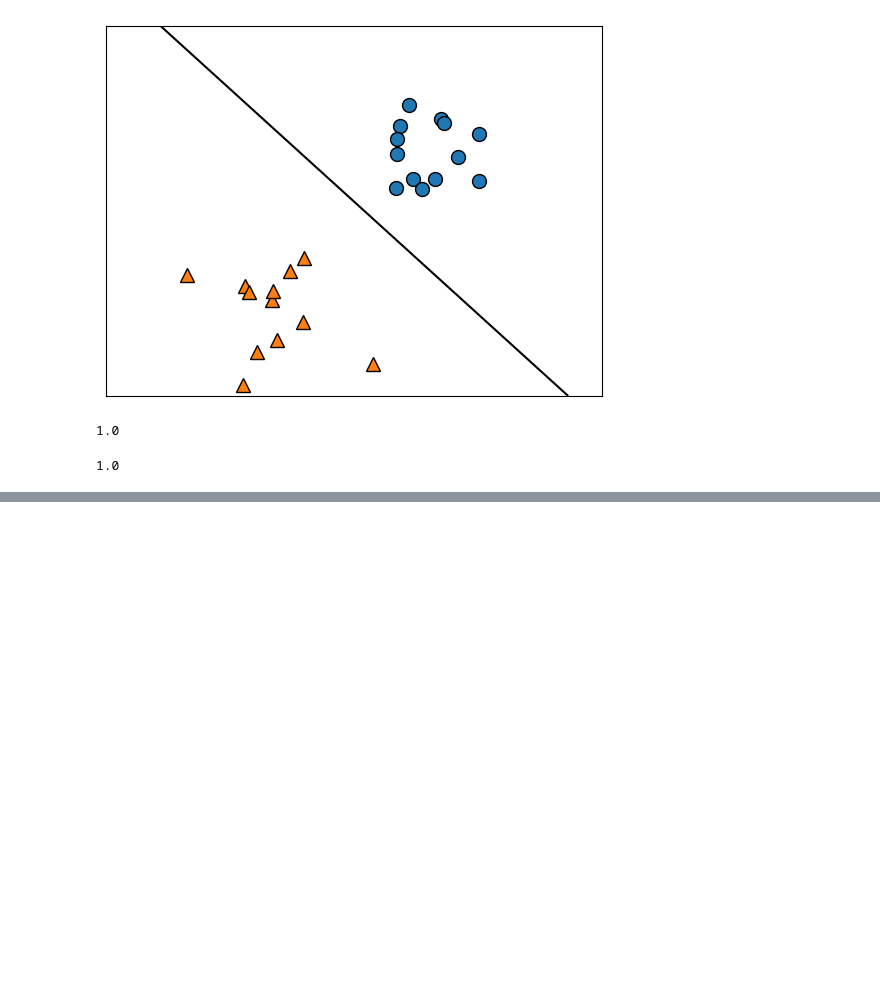
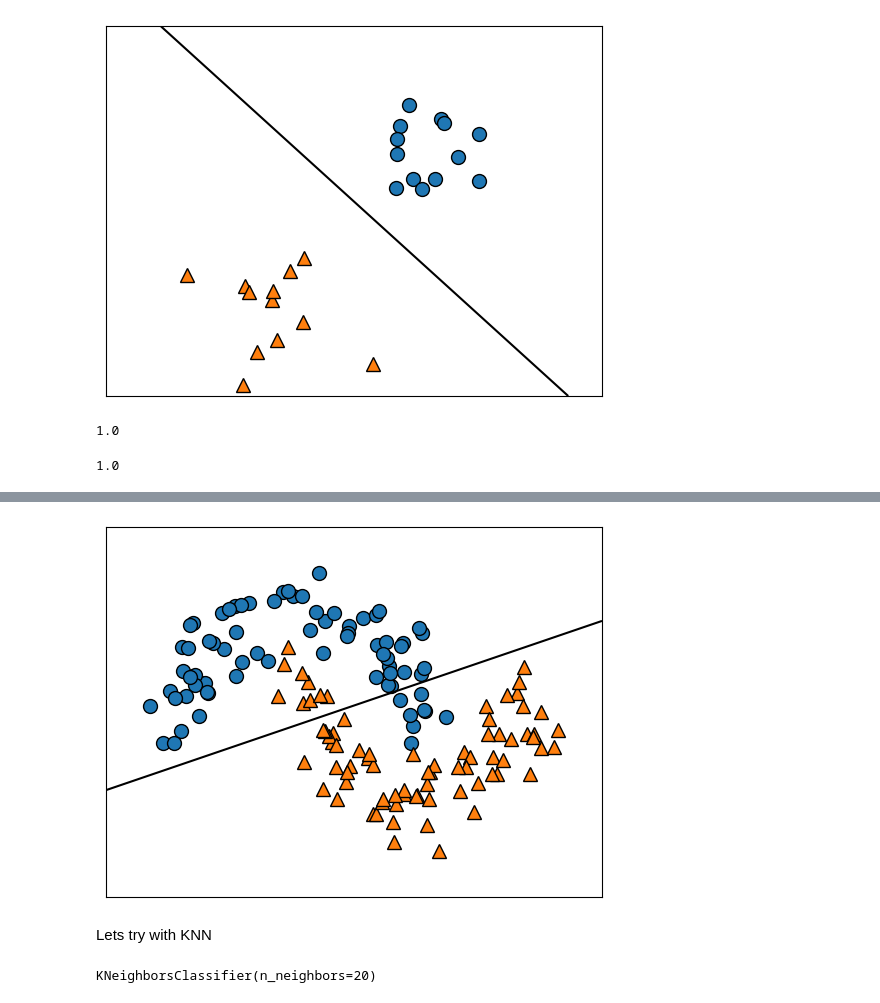
Before and after one commit to syedmahmoodiagents/gct, a Jupyter notebook: 26July/LogisticRegression.ipynb, the cells around one changed output, grey strips where cells are left out. Cells and saved outputs as stored; diff of their text form; code cells hidden in the pictures; blank space fills up the shorter version.

```diff
--- a/26July/LogisticRegression.ipynb
+++ b/26July/LogisticRegression.ipynb
@@ -109,0 +149,7 @@ accuracy_score(t_test, yp_test)
+# %%
+mg.discrete_scatter(xxtrain[:,0], xxtrain[:,1], yytrain)
+mg.plots.plot_2d_separator(modlog, xxtrain)
+# %% [output]
+[figure, added]
+# %% [markdown]
+Lets try with KNN
@@ -109,0 +158,5 @@ accuracy_score(t_test, yp_test)
+# %%
+modknn = KNeighborsClassifier(n_neighbors=20)
+modknn.fit(xxtrain, yytrain)
+# %% [output]
+KNeighborsClassifier(n_neighbors=20)
```
Also changed, not shown: parts of 18 cells of this notebook.
